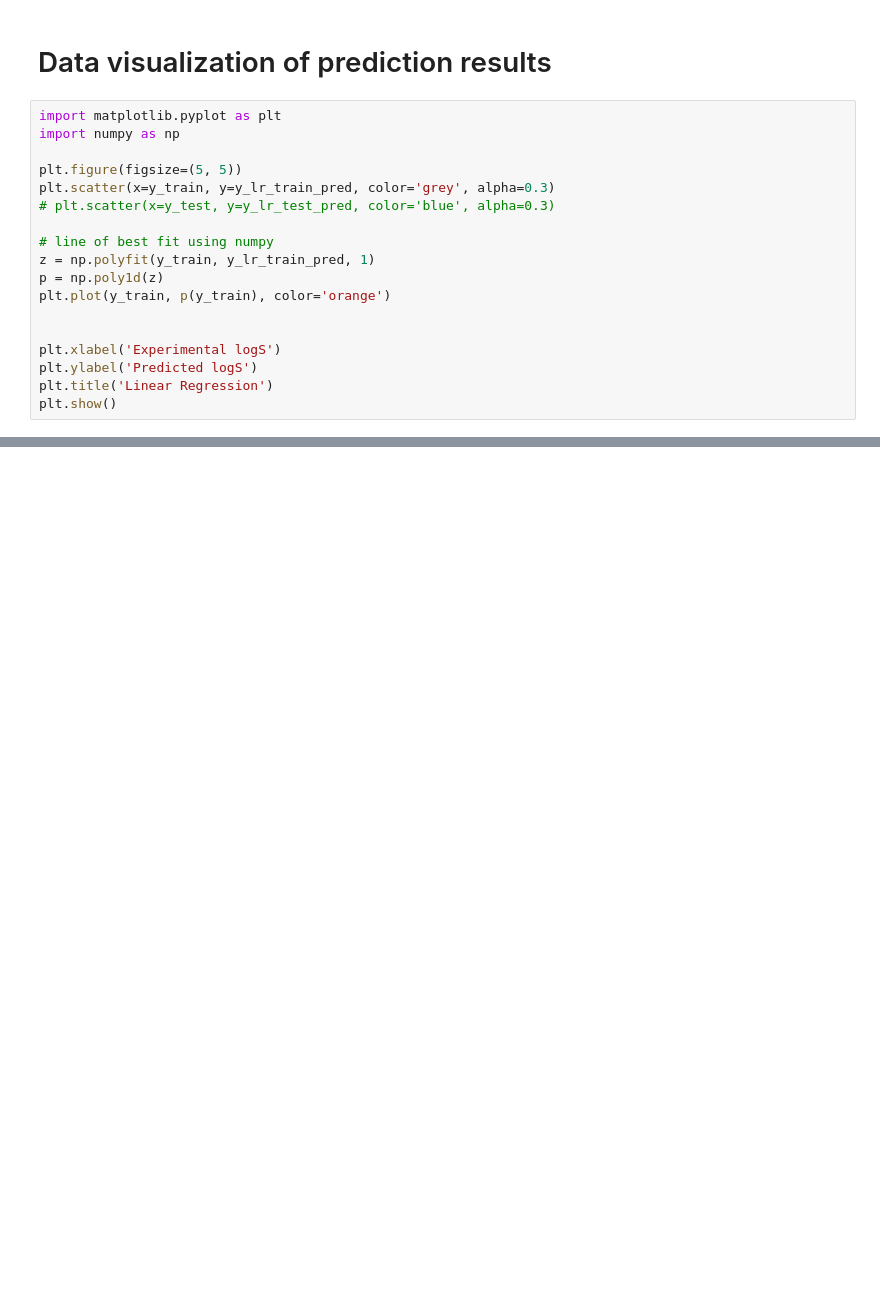
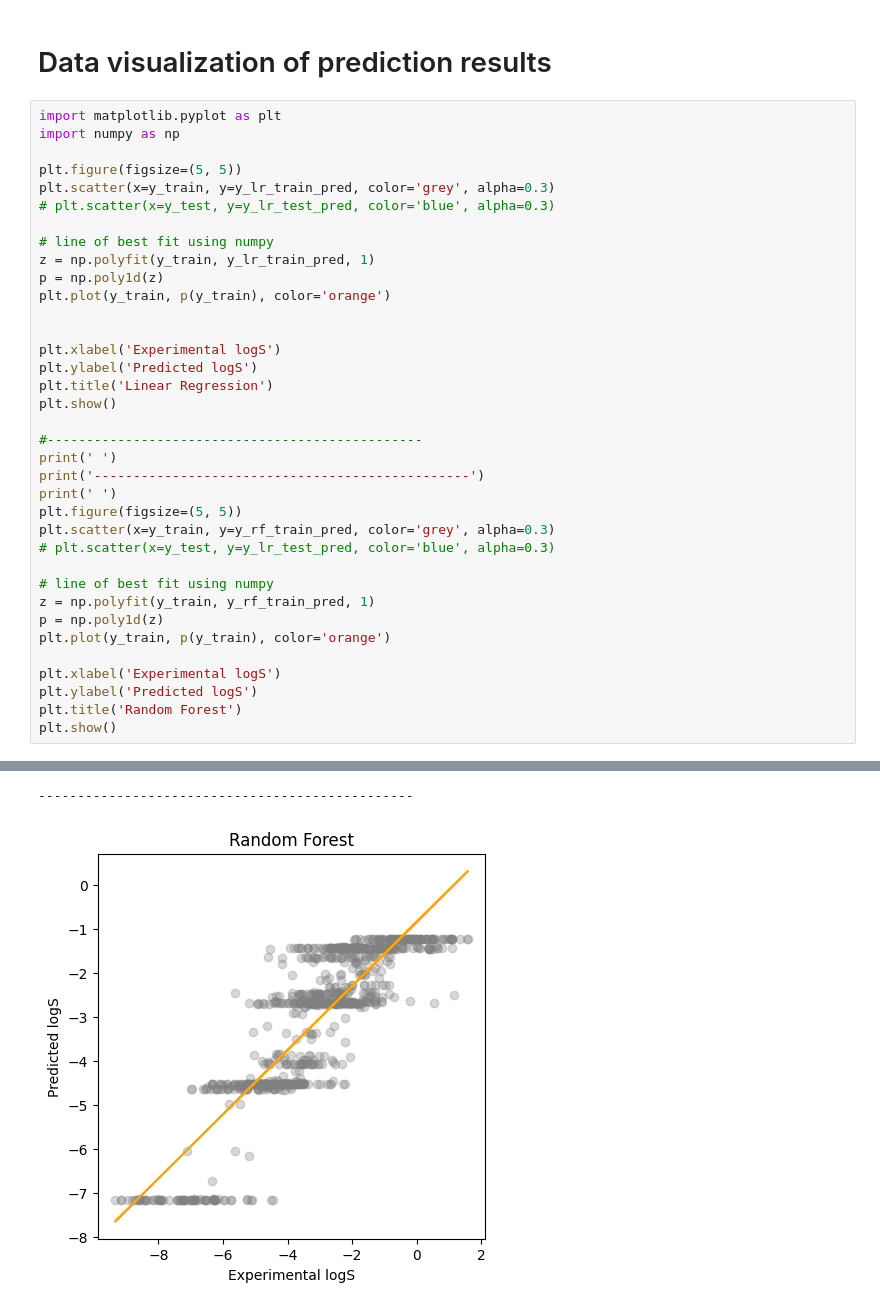
Before and after one commit to stanleyewenike/my_portfolio, a Jupyter notebook: ml_project1_prediction_model_using_scikit_learn.ipynb, the cells around one changed output, grey strips where cells are left out. Cells and saved outputs as stored; diff of their text form; blank space fills up the shorter version.

```diff
--- a/ml_project1_prediction_model_using_scikit_learn.ipynb
+++ b/ml_project1_prediction_model_using_scikit_learn.ipynb
@@ -337,20 +331,40 @@ df_models
 # %%
 import matplotlib.pyplot as plt
 import numpy as np
 
 plt.figure(figsize=(5, 5))
 plt.scatter(x=y_train, y=y_lr_train_pred, color='grey', alpha=0.3)
 # plt.scatter(x=y_test, y=y_lr_test_pred, color='blue', alpha=0.3)
 
 # line of best fit using numpy
 z = np.polyfit(y_train, y_lr_train_pred, 1)
 p = np.poly1d(z)
 plt.plot(y_train, p(y_train), color='orange')
 
 
 plt.xlabel('Experimental logS')
 plt.ylabel('Predicted logS')
 plt.title('Linear Regression')
 plt.show()
+
+#------------------------------------------------
+print(' ')
+print('------------------------------------------------')
+print(' ')
+plt.figure(figsize=(5, 5))
+plt.scatter(x=y_train, y=y_rf_train_pred, color='grey', alpha=0.3)
+# plt.scatter(x=y_test, y=y_lr_test_pred, color='blue', alpha=0.3)
+
+# line of best fit using numpy
+z = np.polyfit(y_train, y_rf_train_pred, 1)
+p = np.poly1d(z)
+plt.plot(y_train, p(y_train), color='orange')
+
+plt.xlabel('Experimental logS')
+plt.ylabel('Predicted logS')
+plt.title('Random Forest')
+plt.show()
 # %% [output]
 [figure]
+------------------------------------------------
+[figure, added]
```
Also changed, not shown: parts of 3 cells of this notebook, 37 other files.
